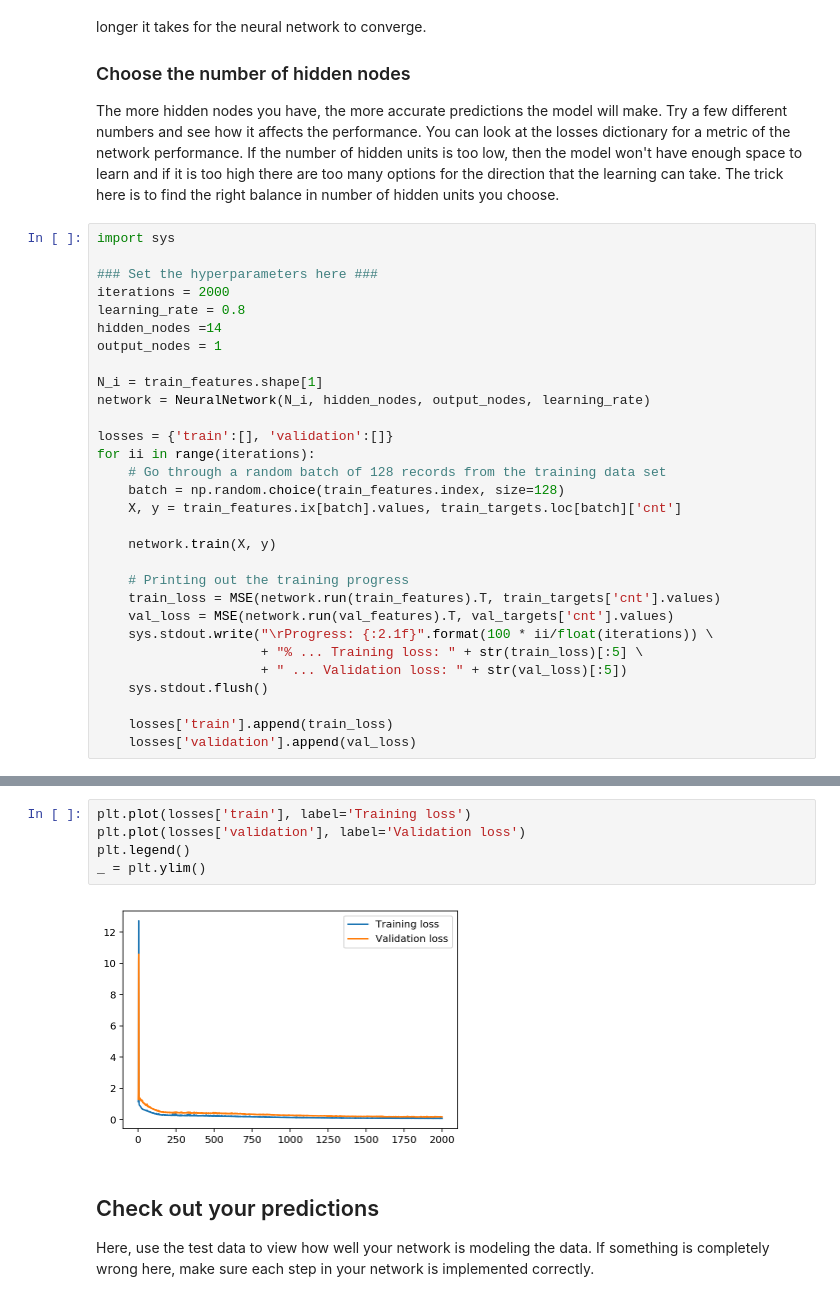
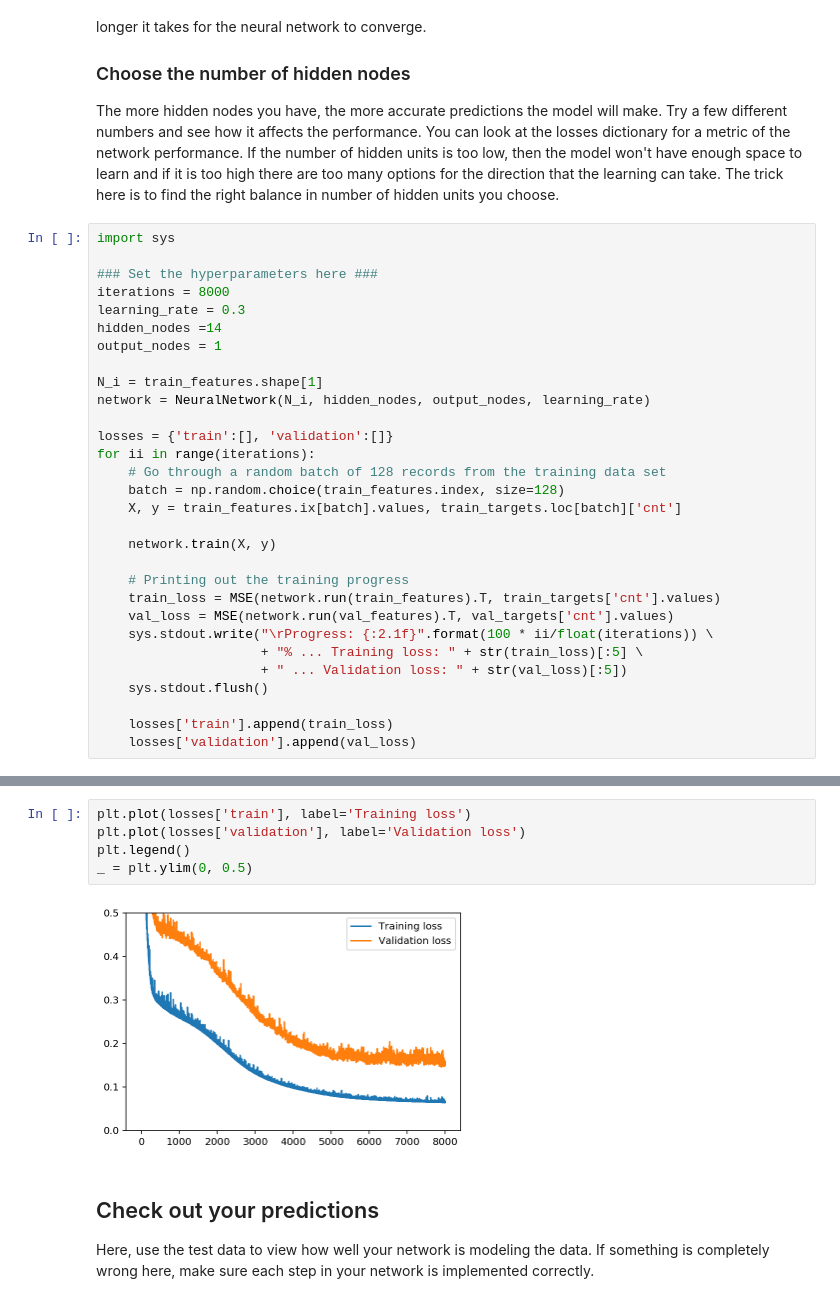
Before and after one commit to jsinghvi/deep-learning-master, a Jupyter notebook: first-neural-network/Your_first_neural_network.ipynb, the cells around one changed output, grey strips where cells are left out. Cells and saved outputs as stored; diff of their text form.

Commit message:
first project commit
Changed the number of epochs and learning rate based off udacity feedback

```diff
--- a/first-neural-network/Your_first_neural_network.ipynb
+++ b/first-neural-network/Your_first_neural_network.ipynb
@@ -282,8 +282,8 @@ The more hidden nodes you have, the more accurate predictions the model will mak
 import sys
 
 ### Set the hyperparameters here ###
-iterations = 2000
-learning_rate = 0.8
+iterations = 8000
+learning_rate = 0.3
 hidden_nodes =14
 output_nodes = 1
 
@@ -313,10 +313,10 @@ Progress: 100.0% ... Training loss: 0.076 ... Validation loss: 0.174
 # %%
 plt.plot(losses['train'], label='Training loss')
 plt.plot(losses['validation'], label='Validation loss')
 plt.legend()
-_ = plt.ylim()
+_ = plt.ylim(0, 0.5)
 # %% [output]
-[figure, old version]
+[figure, new version]
 # %% [markdown]
 ## Check out your predictions
 
```
Also changed, not shown: parts of 3 cells of this notebook, 1 other file.
